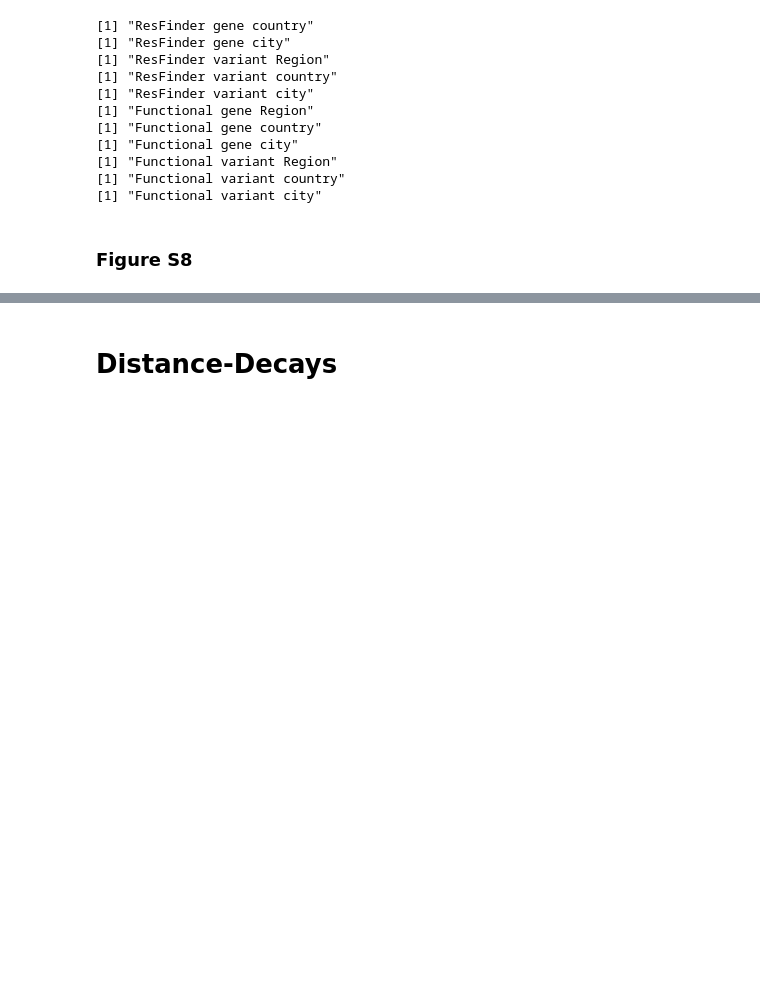
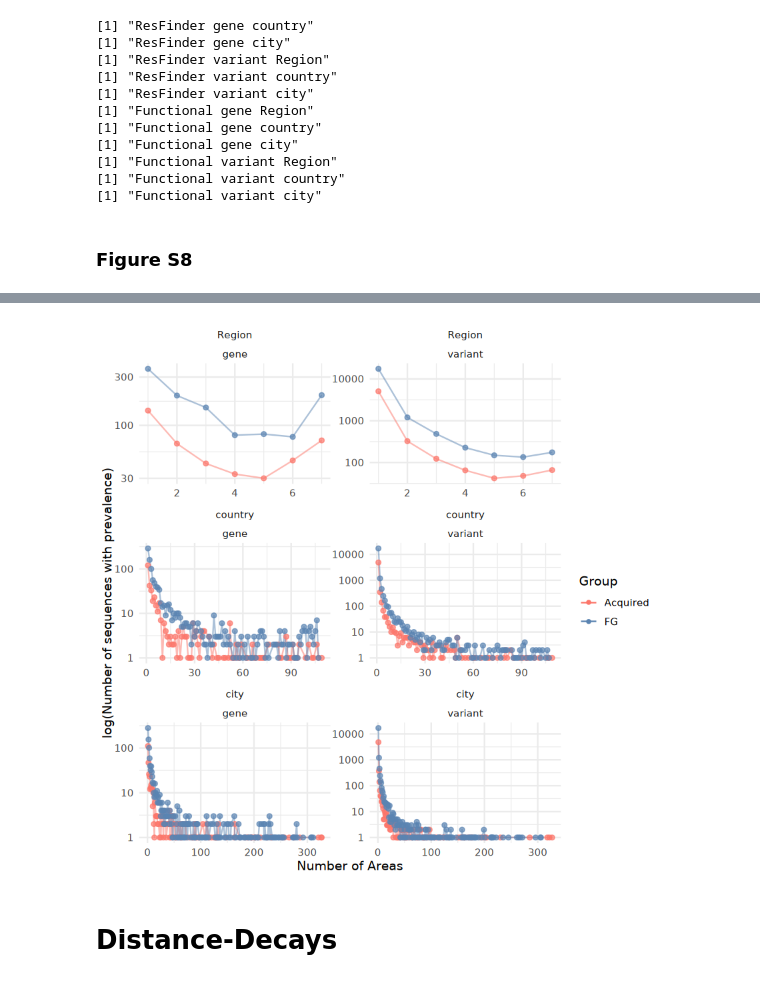
Before and after one commit to genomicepidemiology/gs3_acquired_vs_FG, a Jupyter notebook: notebooks/Distance_Decays.ipynb, the cells around one changed output, grey strips where cells are left out. Saved outputs shown, nothing was run; the diff lists cells and outputs as text; code cells hidden in the pictures; blank space fills up the shorter version.

```diff
--- a/notebooks/Distance_Decays.ipynb
+++ b/notebooks/Distance_Decays.ipynb
@@ -52,7 +52,7 @@ fig.dir = '../fig'
 # %%
 # Load in metadata for samples and ARGs
 metadata <- read_csv(
-    file.path(data.dir, 'metadata_fixed.csv'),
+    file.path(data.dir, 'csv_files', 'metadata_fixed.csv'),
     show_col_types=F
 ) %>%
     mutate(city = case_when(
@@ -61,7 +61,7 @@ metadata <- read_csv(
         )
     )
 panres.meta <- read_csv(
-    file.path(data.dir, 'panres_metadata_fixed.csv'),
+    file.path(data.dir, 'csv_files', 'panres_metadata_fixed.csv'),
     show_col_types=F
 )
 # %% [output]
@@ -233,3 +281,30 @@ Warning message in scale_y_log10():
+# %%
+spreadData %>% filter(res_class == 'All') %>%
+    ggplot(aes(x=numberAreas, y = n, color=factor(group, levels=c('Acquired', 'FG')))) +
+    geom_line(alpha = .5) +
+    geom_point(alpha = .7) +
+    facet_wrap(geo_level ~ arg_level, scales='free', ncol = 2) +
+    scale_y_log10() +
+    scale_color_manual(values = dbpalette) +
+    theme_minimal() +
+        labs(
+            y="log(Number of sequences with prevalence)",
+             x = "Number of Areas"
+        ) +
+    guides(
+        col = guide_legend(title='Group', override.aes = list(shape=16, alpha=1, lw=0))
+    )
+
+ggsave(
+    filename=file.path(fig.dir, "all_spreads_areas_log10.png"),
+    height=11.7, width=8.3
+)
+ggsave(
+    filename=file.path(fig.dir, "all_spreads_areas_log10.pdf"),
+    height=11.7, width=8.3
+)
+# %% [output]
+[figure, added]
 # %% [markdown]
 # Distance-Decays
 # %% [markdown]
```
Also changed, not shown: parts of 54 cells of this notebook.
